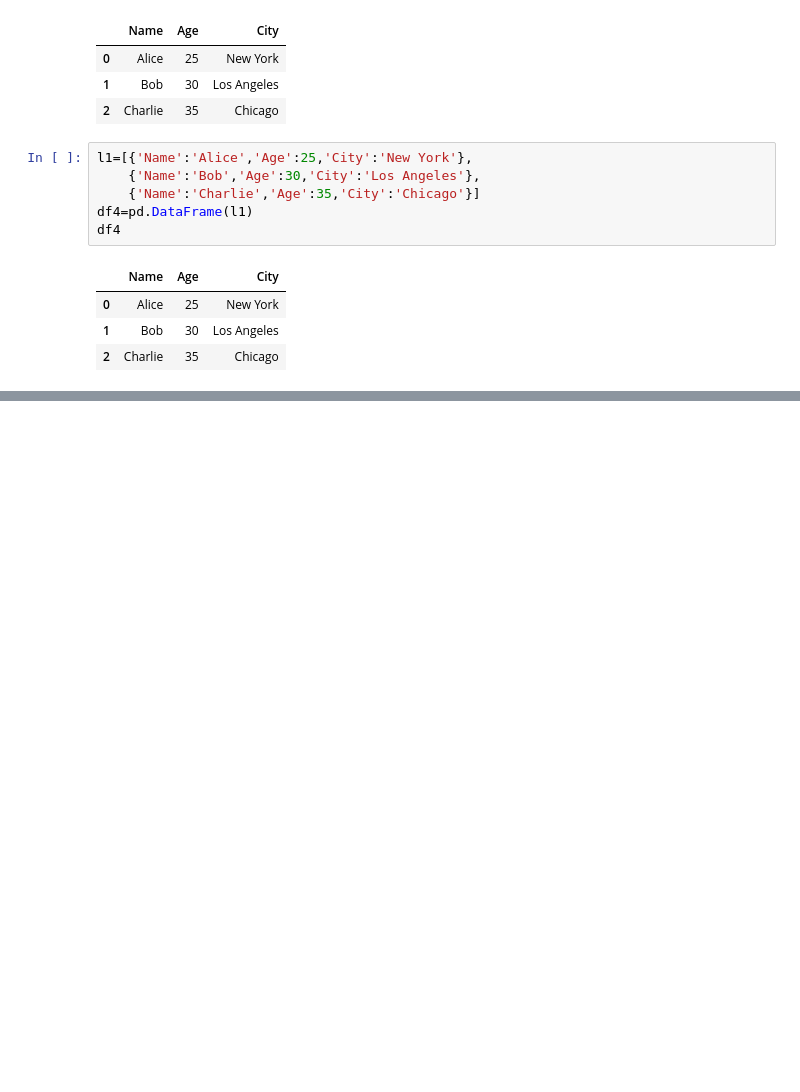
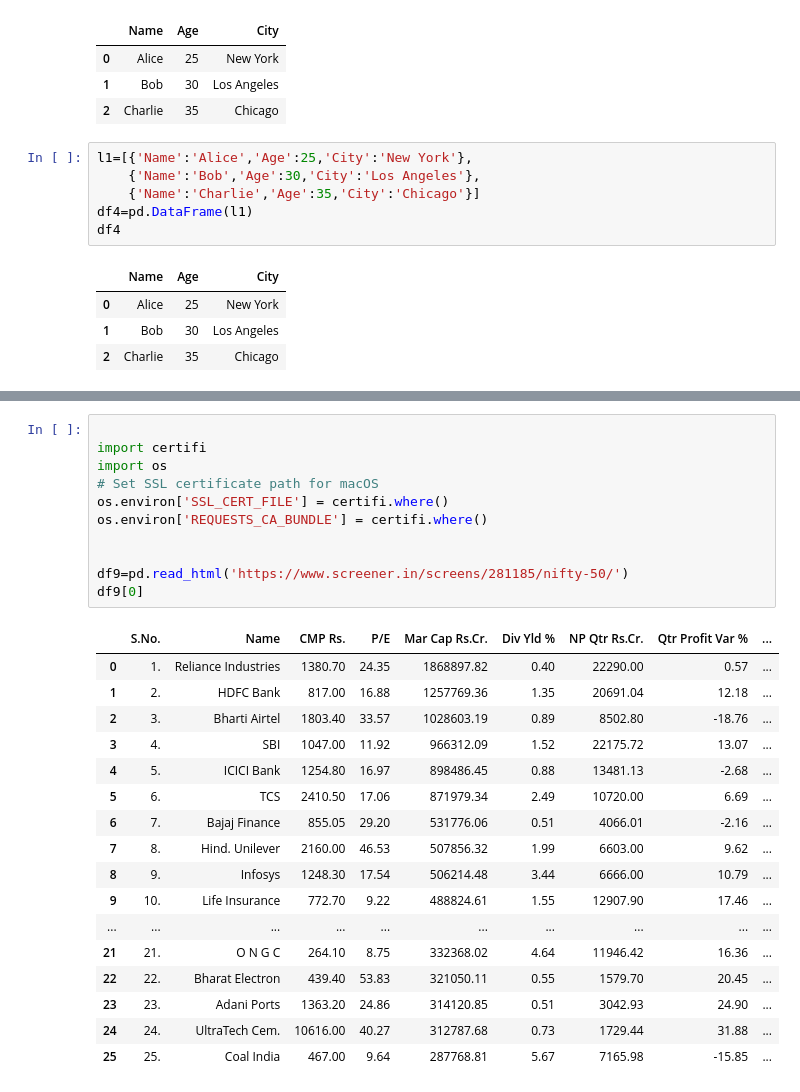
Before and after one commit to sunilsala88/batch36, a Jupyter notebook: 11_pandas/pandas1.ipynb, the cells around one changed output, grey strips where cells are left out. Saved outputs shown, nothing was run; the diff lists cells and outputs as text; blank space fills up the shorter version.

```diff
--- a/11_pandas/pandas1.ipynb
+++ b/11_pandas/pandas1.ipynb
@@ -60,0 +107,29 @@ df4
+# %%
+
+import certifi
+import os
+# Set SSL certificate path for macOS
+os.environ['SSL_CERT_FILE'] = certifi.where()
+os.environ['REQUESTS_CA_BUNDLE'] = certifi.where()
+
+
+df9=pd.read_html('https://www.screener.in/screens/281185/nifty-50/')
+df9[0]
+# %% [output]
+|  | S.No. | Name | CMP Rs. | P/E | Mar Cap Rs.Cr. | Div Yld % | NP Qtr Rs.Cr. | Qtr Profit Var % | ... |
+| 0 | 1. | Reliance Industries | 1380.70 | 24.35 | 1868897.82 | 0.40 | 22290.00 | 0.57 | ... |
+| 1 | 2. | HDFC Bank | 817.00 | 16.88 | 1257769.36 | 1.35 | 20691.04 | 12.18 | ... |
+| 2 | 3. | Bharti Airtel | 1803.40 | 33.57 | 1028603.19 | 0.89 | 8502.80 | -18.76 | ... |
+| 3 | 4. | SBI | 1047.00 | 11.92 | 966312.09 | 1.52 | 22175.72 | 13.07 | ... |
+| 4 | 5. | ICICI Bank | 1254.80 | 16.97 | 898486.45 | 0.88 | 13481.13 | -2.68 | ... |
+| 5 | 6. | TCS | 2410.50 | 17.06 | 871979.34 | 2.49 | 10720.00 | 6.69 | ... |
+| 6 | 7. | Bajaj Finance | 855.05 | 29.20 | 531776.06 | 0.51 | 4066.01 | -2.16 | ... |
+| 7 | 8. | Hind. Unilever | 2160.00 | 46.53 | 507856.32 | 1.99 | 6603.00 | 9.62 | ... |
+| 8 | 9. | Infosys | 1248.30 | 17.54 | 506214.48 | 3.44 | 6666.00 | 10.79 | ... |
+| 9 | 10. | Life Insurance | 772.70 | 9.22 | 488824.61 | 1.55 | 12907.90 | 17.46 | ... |
+| ... | ... | ... | ... | ... | ... | ... | ... | ... | ... |
+| 21 | 21. | O N G C | 264.10 | 8.75 | 332368.02 | 4.64 | 11946.42 | 16.36 | ... |
+| 22 | 22. | Bharat Electron | 439.40 | 53.83 | 321050.11 | 0.55 | 1579.70 | 20.45 | ... |
+| 23 | 23. | Adani Ports | 1363.20 | 24.86 | 314120.85 | 0.51 | 3042.93 | 24.90 | ... |
+| 24 | 24. | UltraTech Cem. | 10616.00 | 40.27 | 312787.68 | 0.73 | 1729.44 | 31.88 | ... |
+| 25 | 25. | Coal India | 467.00 | 9.64 | 287768.81 | 5.67 | 7165.98 | -15.85 | ... |
```
Also changed, not shown: parts of 5 cells of this notebook, 2 other files.
